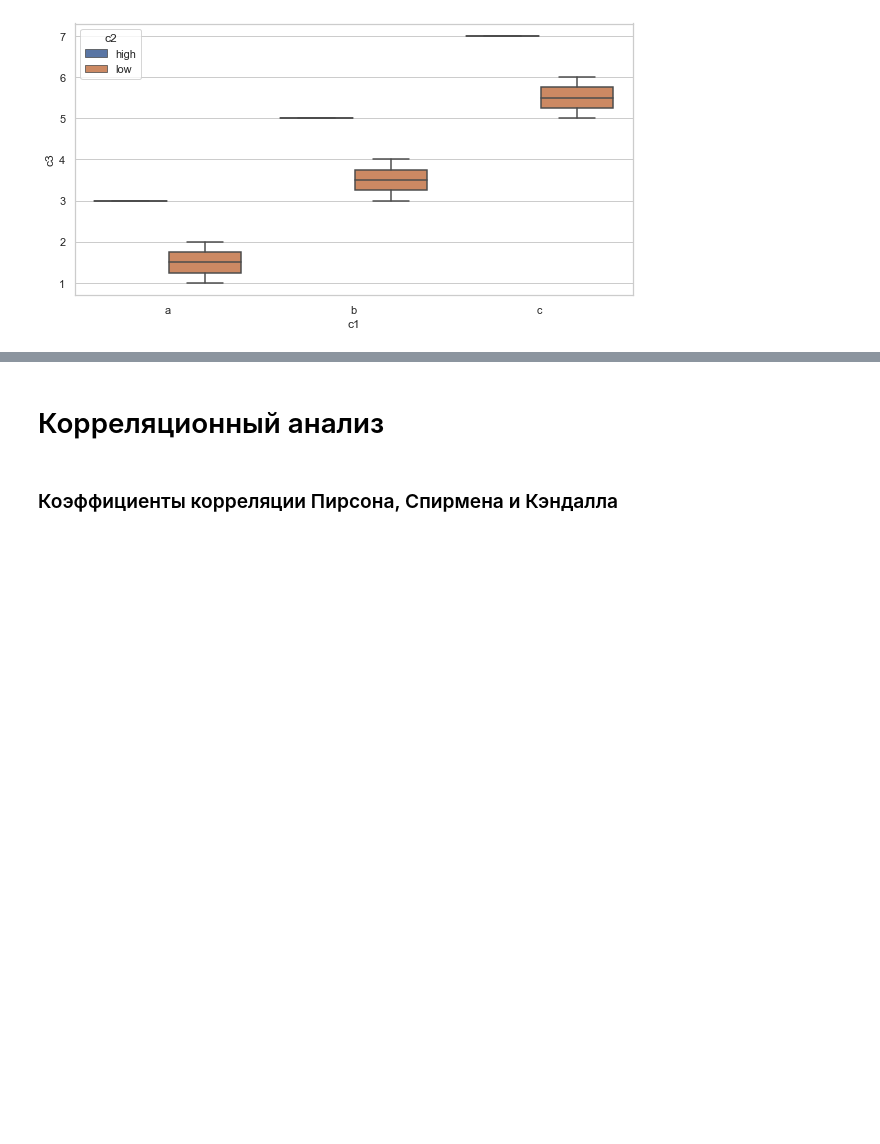
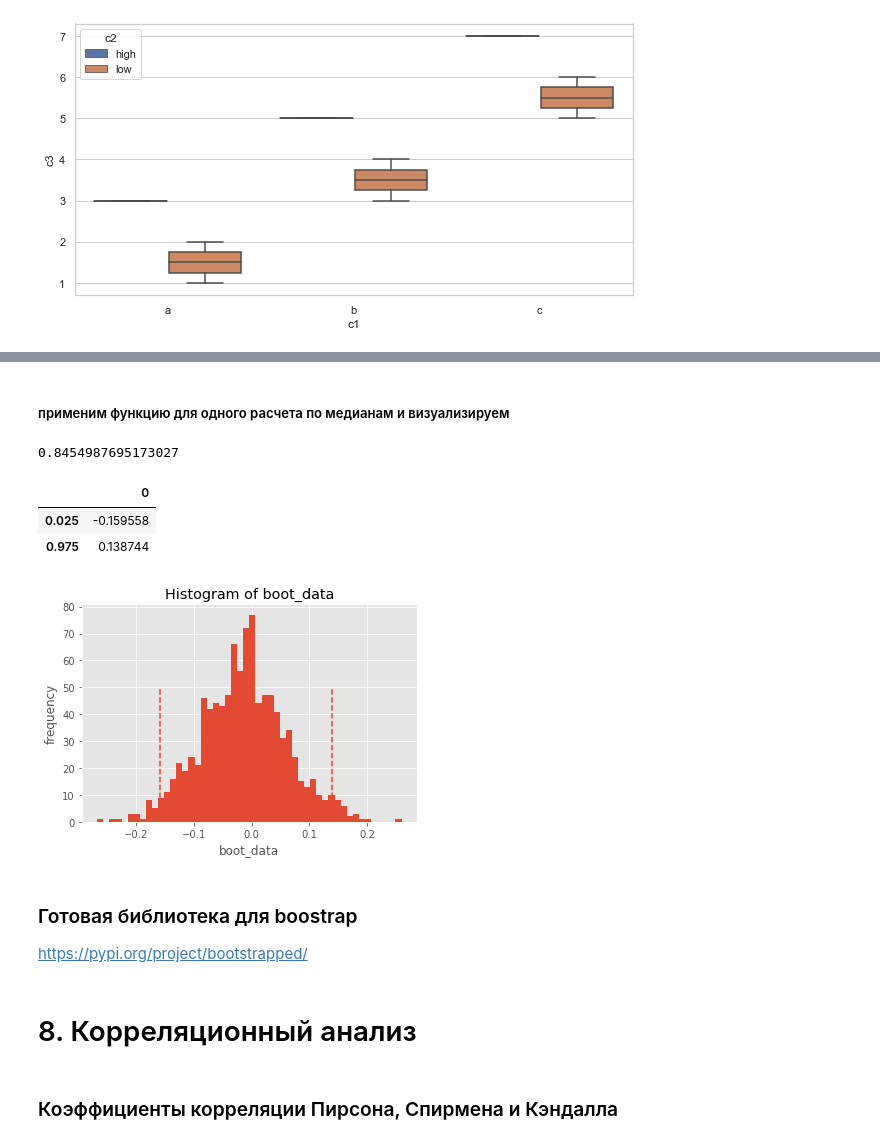
Before and after one commit to AleksTaube/Methods_of_statistical_analysis_on_Python, a Jupyter notebook: statistics_analysis_algorithm.ipynb, the cells around one changed output, grey strips where cells are left out. Saved outputs shown, nothing was run; the diff lists cells and outputs as text; code cells hidden in the pictures; blank space fills up the shorter version.

```diff
--- a/statistics_analysis_algorithm.ipynb
+++ b/statistics_analysis_algorithm.ipynb
@@ -615,0 +732,4 @@ sns.boxplot(x = 'c1', y = 'c3', hue = 'c2', data = data2)
+# %%
+# импорт датафрейма
+bootstrap_df = pd.read_csv('./dataframes/bootstrap.csv', decimal = ',', sep=';')
+bootstrap_df.head()
@@ -616,5 +776,39 @@ sns.boxplot(x = 'c1', y = 'c3', hue = 'c2', data = data2)
+# %% [markdown]
+##### применим функцию для одного расчета по медианам и визуализируем
+# %%
+x = bootstrap_df.query('experimentVariant == "Control"').value # подвыборка 1
+y = bootstrap_df.query('experimentVariant == "Treatment"').value # подвыборка 2
+res_boot_npmedian2 = get_bootstrap(x, y, statistic = np.median)
+# %%
+# вызов p_value
+res_boot_npmedian2["p_value"]
+# %% [output]
+0.8454987695173027
+# %%
+# вызов доверительного интервала
+res_boot_npmedian2["ci"]
+# %% [output]
+|  | 0 |
+| 0.025 | -0.159558 |
+| 0.975 | 0.138744 |
+# %%
+# гистограмма с отмеченным ДИ
+plt.hist(res_boot_npmedian2['boot_data'], bins = 50)
+
+plt.style.use('ggplot')
+plt.vlines(res_boot_npmedian2['ci'],ymin=0,ymax=50,linestyle='--')
+plt.xlabel('boot_data')
+plt.ylabel('frequency')
+plt.title("Histogram of boot_data")
+plt.show()
+# %% [output]
+[figure, added]
+# %% [markdown]
+### Готовая библиотека для boostrap
+
+https://pypi.org/project/bootstrapped/
 # %% [markdown]
-# Корреляционный анализ
+# 8. Корреляционный анализ
 # %% [markdown]
 ### Коэффициенты корреляции Пирсона, Спирмена и Кэндалла
 # %% [markdown]
```
Also changed, not shown: parts of 33 cells of this notebook.
